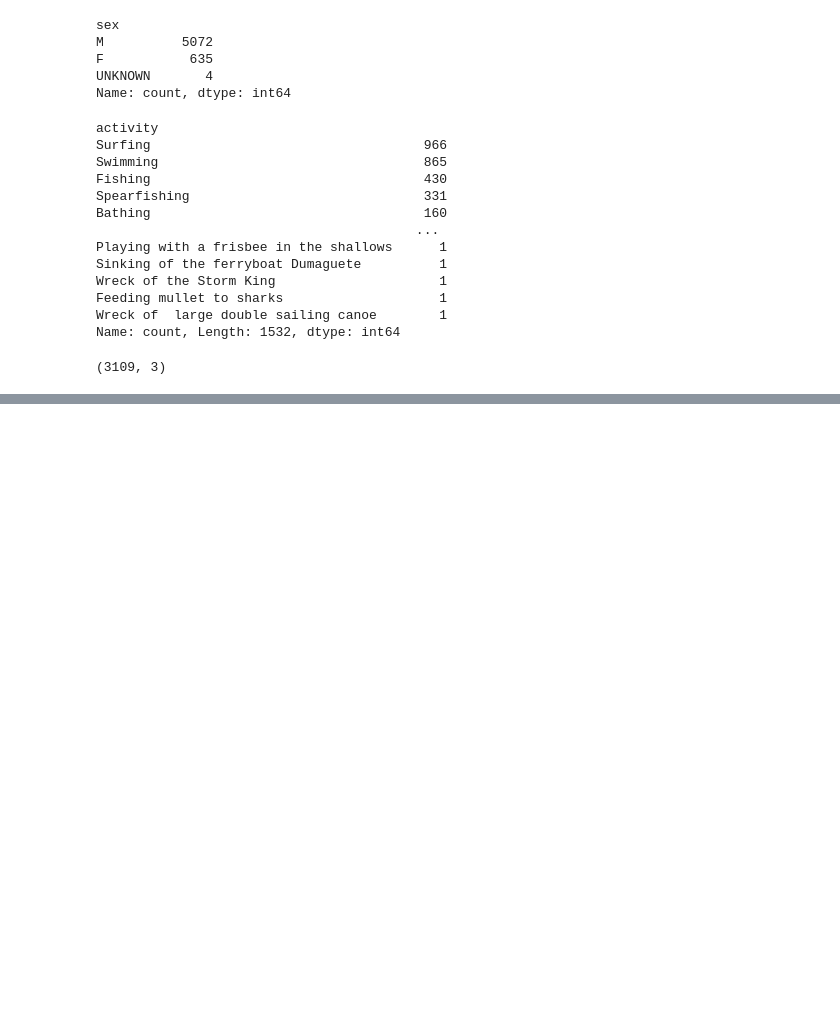
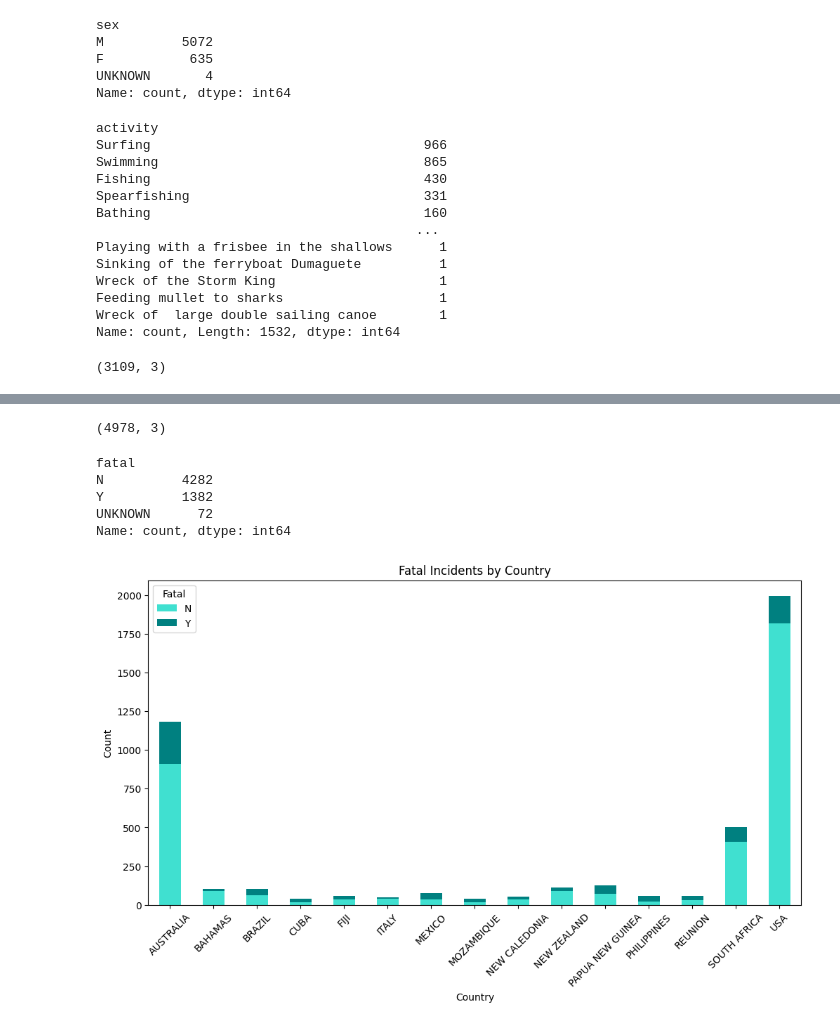
Before and after one commit to Elsa-Clave/Sharks-Attacks-Analysis, a Jupyter notebook: code/main.ipynb, the cells around one changed output, grey strips where cells are left out. Saved outputs shown, nothing was run; the diff lists cells and outputs as text; code cells hidden in the pictures; blank space fills up the shorter version.

```diff
--- a/code/main.ipynb
+++ b/code/main.ipynb
@@ -380,0 +472,39 @@ filtered_h1.shape
+# %%
+#Keeping only values for the top 15 countries with more observations
+country_counts = h2['country'].value_counts()
+top_15_countries = country_counts.head(15).index.tolist()
+h2 = h2[h2['country'].isin(top_15_countries)]
+# %%
+#Keeping data only starting from 1800
+h2 = h2[h2["year"] >= 1800]
+# %%
+h2.shape
+# %% [output]
+(4978, 3)
+# %%
+h2.loc[h2["fatal"] == " N", "fatal"] = "N"
+h2.loc[h2["fatal"] == "M", "fatal"] = "UNKNOWN"
+h2.loc[h2["fatal"] == "2017", "fatal"] = "UNKNOWN"
+h2.loc[h2["fatal"] == "y", "fatal"] = "Y"
+h2.loc[h2["fatal"] == "N ", "fatal"] = "N"
+h1["fatal"].value_counts()
+# %% [output]
+fatal
+N          4282
+Y          1382
+UNKNOWN      72
+Name: count, dtype: int64
+# %%
+h2 = h2[h2['fatal'] != 'UNKNOWN']
+# %%
+#stacked bar chart can show the distribution of fatal and non-fatal incidents by country
+stacked_df = h2.groupby(['country', 'fatal']).size().unstack(fill_value=0)
+stacked_df.plot(kind='bar', stacked=True, figsize=(12, 6), color=['turquoise', 'teal'])
+plt.title('Fatal Incidents by Country')
+plt.xlabel('Country')
+plt.ylabel('Count')
+plt.xticks(rotation=45)
+plt.legend(title='Fatal')
+plt.show()
+# %% [output]
+[figure, added]
```
Also changed, not shown: parts of 32 cells of this notebook, 15 other files.
